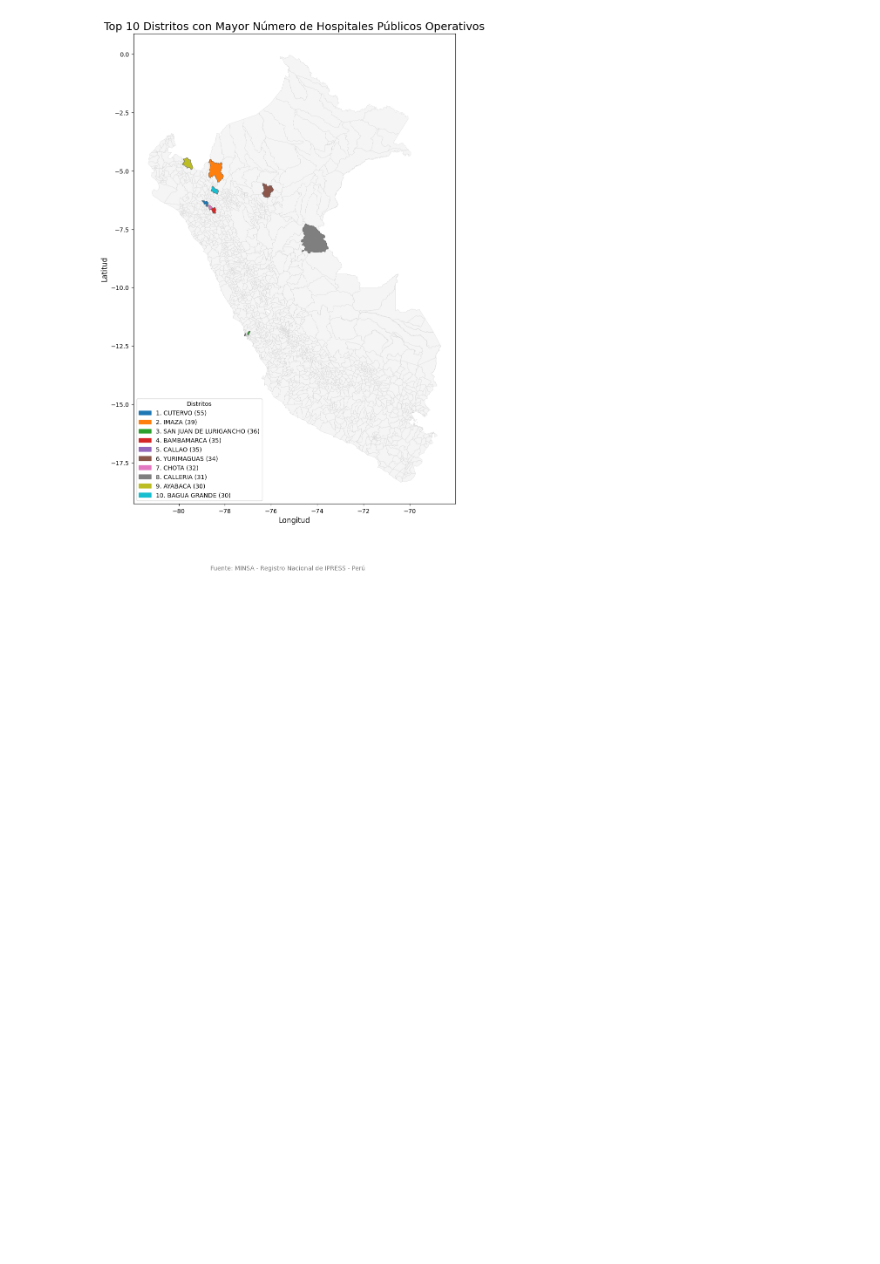
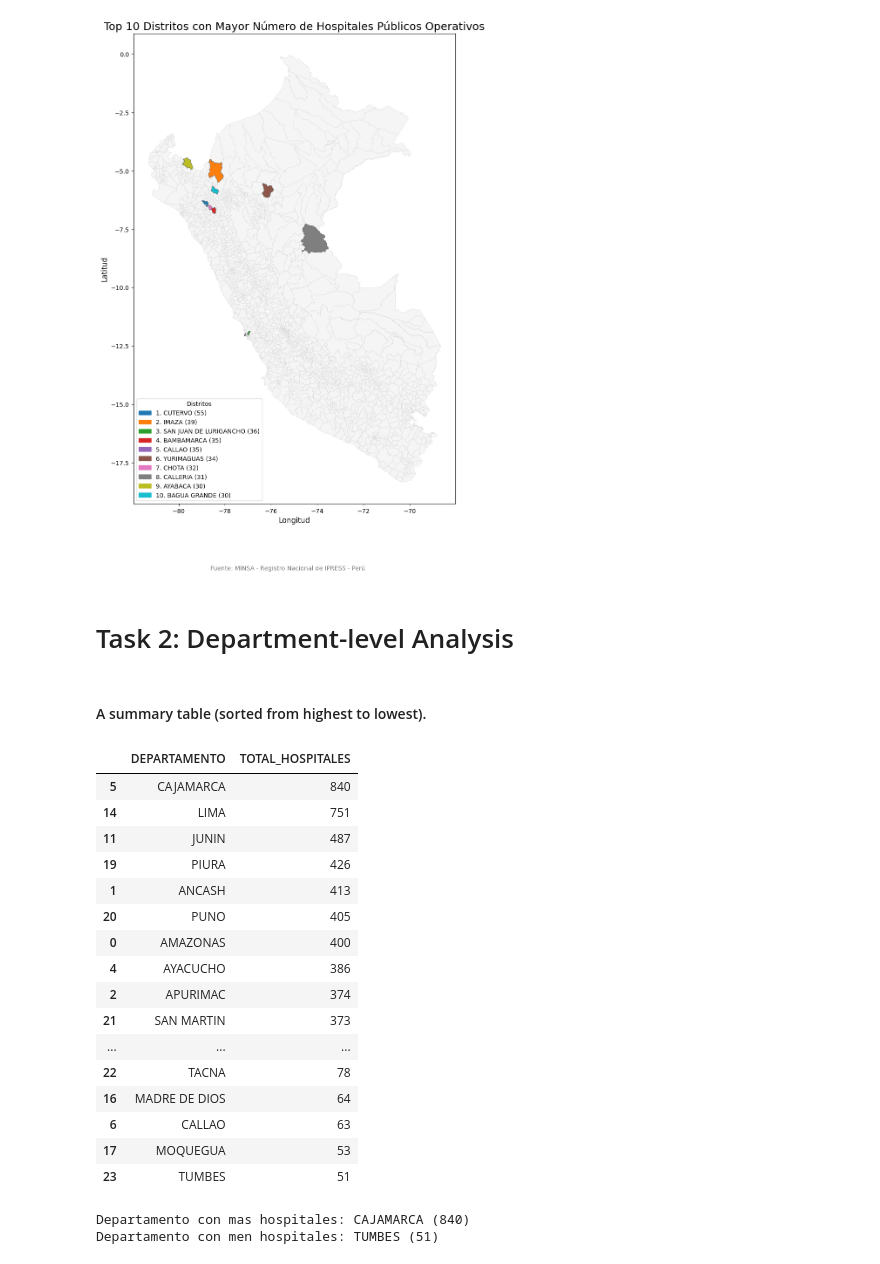
Before and after one commit to wiricardo/Hospitals-Access-Peru, a Jupyter notebook: code/static_maps.ipynb, the cells around one changed output. Saved outputs shown, nothing was run; the diff lists cells and outputs as text; code cells hidden in the pictures; blank space fills up the shorter version.

```diff
--- a/code/static_maps.ipynb
+++ b/code/static_maps.ipynb
@@ -173,3 +191,5 @@ fig.savefig('../output/map_3.png', dpi=300, bbox_inches='tight')
 plt.show()
 # %% [output]
 [figure]
+# %% [markdown]
+# Task 2: Department-level Analysis
@@ -175,0 +206,26 @@ plt.show()
+# %% [markdown]
+#### A summary table (sorted from highest to lowest).
+# %%
+display(dept_counts)
+print(f"Departamento con mas hospitales: {max_dept['DEPARTAMENTO']} ({max_dept['TOTAL_HOSPITALES']})")
+print(f"Departamento con men hospitales: {min_dept['DEPARTAMENTO']} ({min_dept['TOTAL_HOSPITALES']})")
+# %% [output]
+|  | DEPARTAMENTO | TOTAL_HOSPITALES |
+| 5 | CAJAMARCA | 840 |
+| 14 | LIMA | 751 |
+| 11 | JUNIN | 487 |
+| 19 | PIURA | 426 |
+| 1 | ANCASH | 413 |
+| 20 | PUNO | 405 |
+| 0 | AMAZONAS | 400 |
+| 4 | AYACUCHO | 386 |
+| 2 | APURIMAC | 374 |
+| 21 | SAN MARTIN | 373 |
+| ... | ... | ... |
+| 22 | TACNA | 78 |
+| 16 | MADRE DE DIOS | 64 |
+| 6 | CALLAO | 63 |
+| 17 | MOQUEGUA | 53 |
+| 23 | TUMBES | 51 |
+Departamento con mas hospitales: CAJAMARCA (840)
+Departamento con men hospitales: TUMBES (51)
```
Also changed, not shown: parts of 8 cells of this notebook, 3 other files.
